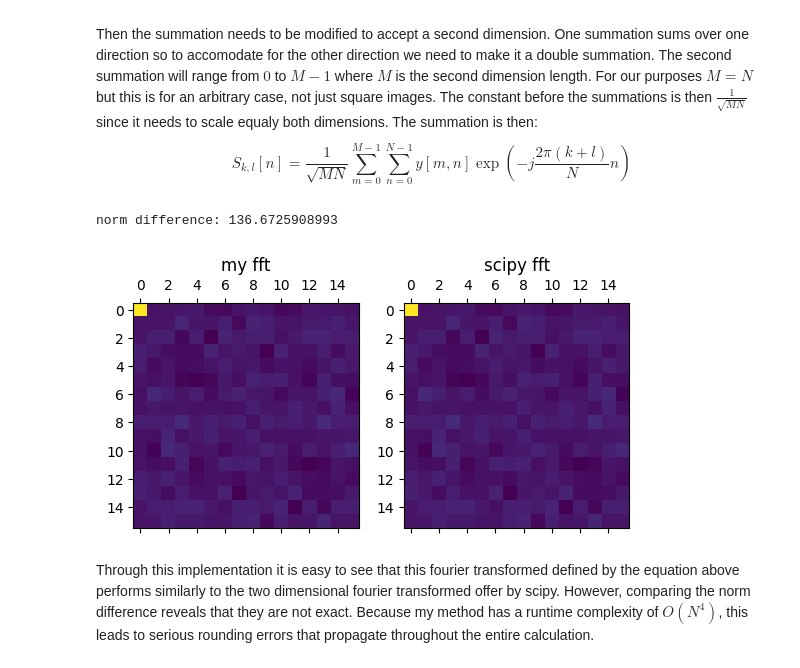
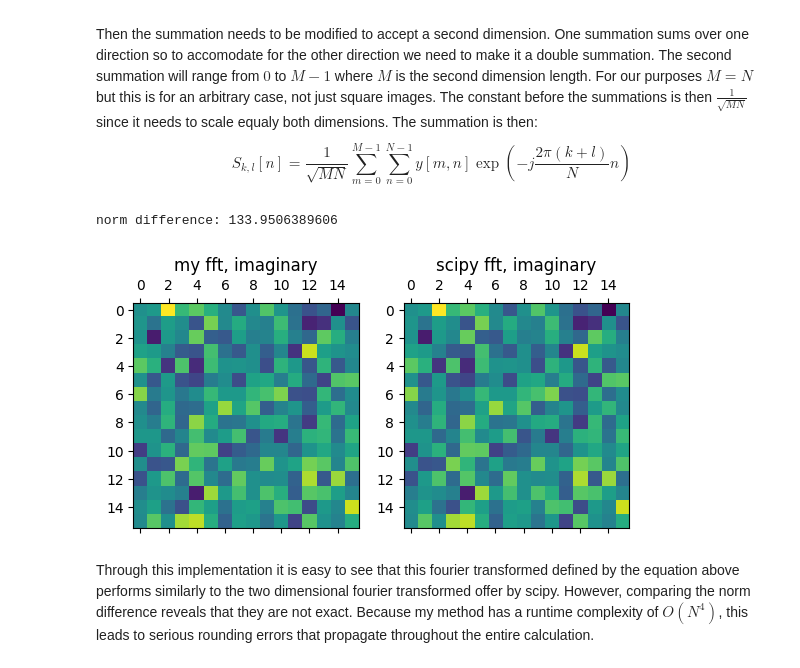
Before and after one commit to finnhittson/csds464, a Jupyter notebook: 464-A5_fxh157_files/A5_fxh157.ipynb, the cells around one changed output. Saved outputs shown, nothing was run; the diff lists cells and outputs as text; code cells hidden in the pictures.

```diff
--- a/464-A5_fxh157_files/A5_fxh157.ipynb
+++ b/464-A5_fxh157_files/A5_fxh157.ipynb
@@ -165,13 +165,14 @@ $$
 S_{k,l}[n]=\frac{1}{\sqrt{MN}}\sum_{m=0}^{M-1}\sum_{n=0}^{N-1}y[m,n]\exp{\left(-j\frac{2\pi(k+l)}{N}n\right)}
 $$
 # %%
+N = 16
 rand = np.random.rand(N, N)
 rand_myfft = a5.fourier2d(y=rand)
 rand_fft = scipy.fft.fft2(rand)
 print(f"norm difference: {np.round(np.linalg.norm(rand_myfft-rand_fft), 10)}")
-a5.plot_2dfourier(fft1=rand_myfft.real, fft2=rand_fft.real, title1="my fft", title2="scipy fft")
+a5.plot_2dfourier(fft1=rand_myfft.imag, fft2=rand_fft.imag, title1="my fft, imaginary", title2="scipy fft, imaginary")
 # %% [output]
-norm difference: 136.6725908993
+norm difference: 133.9506389606
-[figure, old version]
+[figure, new version]
 # %% [markdown]
 Through this implementation it is easy to see that this fourier transformed defined by the equation above performs similarly to the two dimensional fourier transformed offer by scipy. However, comparing the norm difference reveals that they are not exact. Because my method has a runtime complexity of $O(N^4)$, this leads to serious rounding errors that propagate throughout the entire calculation.
```
Also changed, not shown: 1 other file.
